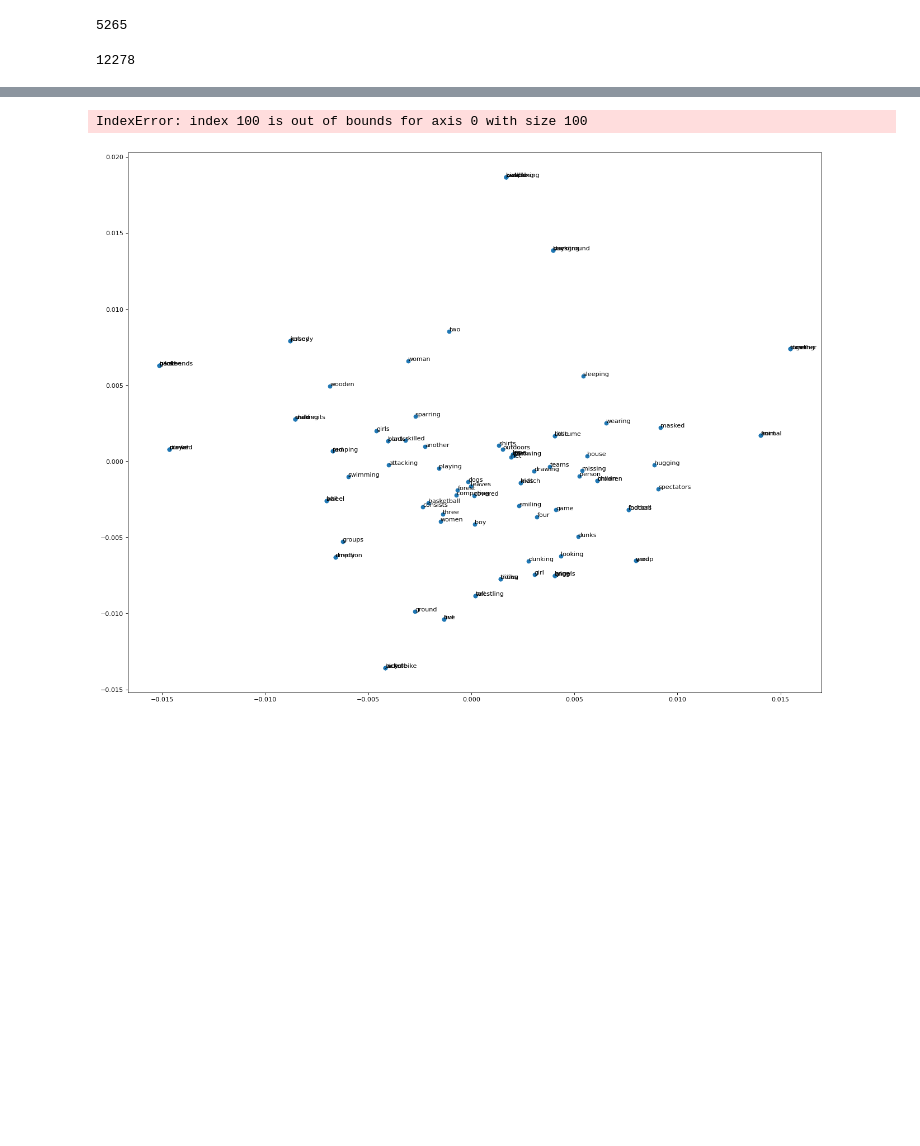
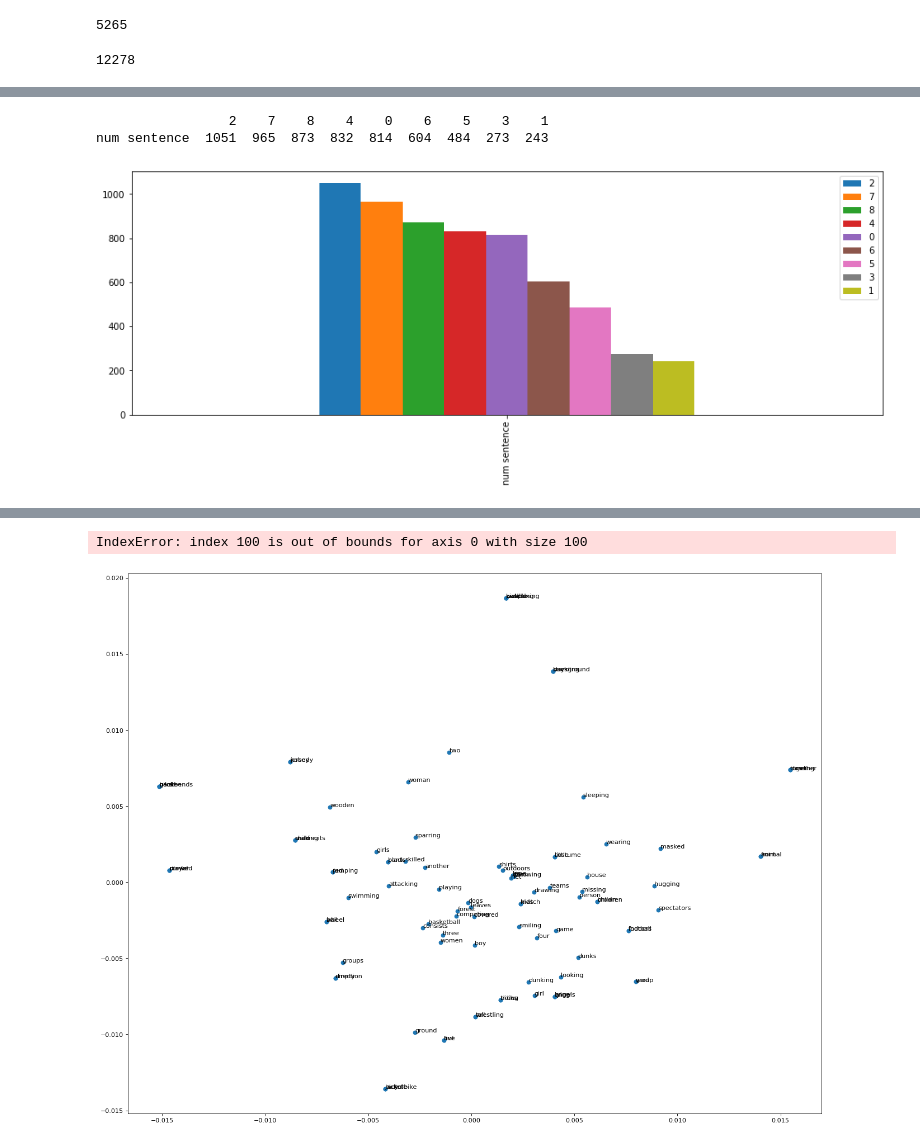
Before and after one commit to mbrull153/EDA-nlp-tfm, a Jupyter notebook: models_bueno-Copy1.ipynb, the cells around one changed output, grey strips where cells are left out. Drawn from its saved outputs; the diff is of its cells as text; code cells hidden in the pictures; blank space fills up the shorter version.

```diff
--- a/models_bueno-Copy1.ipynb
+++ b/models_bueno-Copy1.ipynb
@@ -310,3 +316,0 @@ sentence_A=data_A['list_words_A'].to_list()
-# %%
-data_B['list_words_B']=data_B.sentence_clean.str[0:-1].str.split(',').tolist()
-sentence_B=data_B['list_words_B'].to_list()
@@ -313,3 +320,6 @@ sentence_B=data_B['list_words_B'].to_list()
+# %%
+data_B['list_words_B']=data_B.sentence_clean.str[0:-1].str.split(' ').tolist()
+sentence_B=data_B['list_words_B'].to_list()
 # %%
 def obtain_sentence_vector(sentence):
     l=[]
@@ -401,3 +444,9 @@ num sentence  57   6
+# %%
+labels_B=cluster_distribution(9, X_B)
+# %% [output]
+                 2    7    8    4    0    6    5    3    1
+num sentence  1051  965  873  832  814  604  484  273  243
+[figure, added]
 # %%
 def obtain_tsne_graph (X, labels):
     X_embedded=TSNE(n_components=2).fit_transform(X)
```
Also changed, not shown: parts of 68 cells of this notebook.
